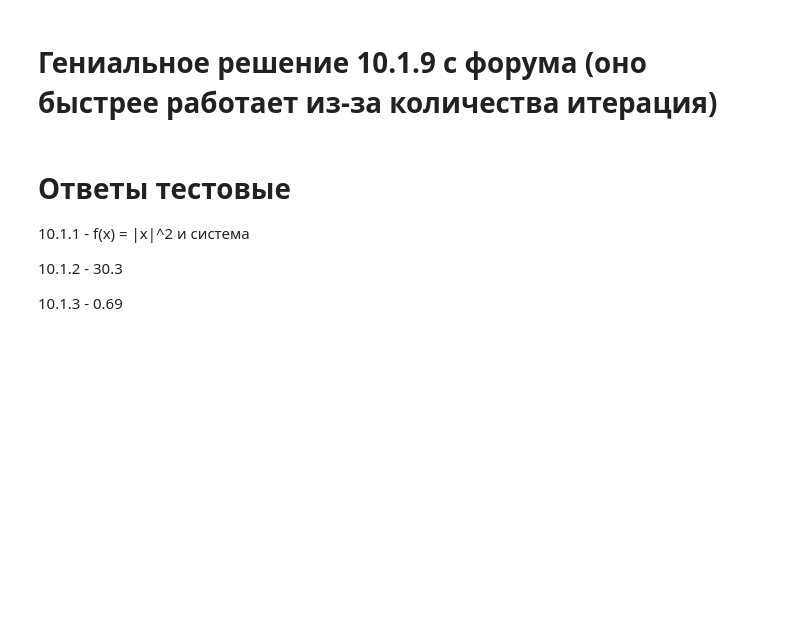
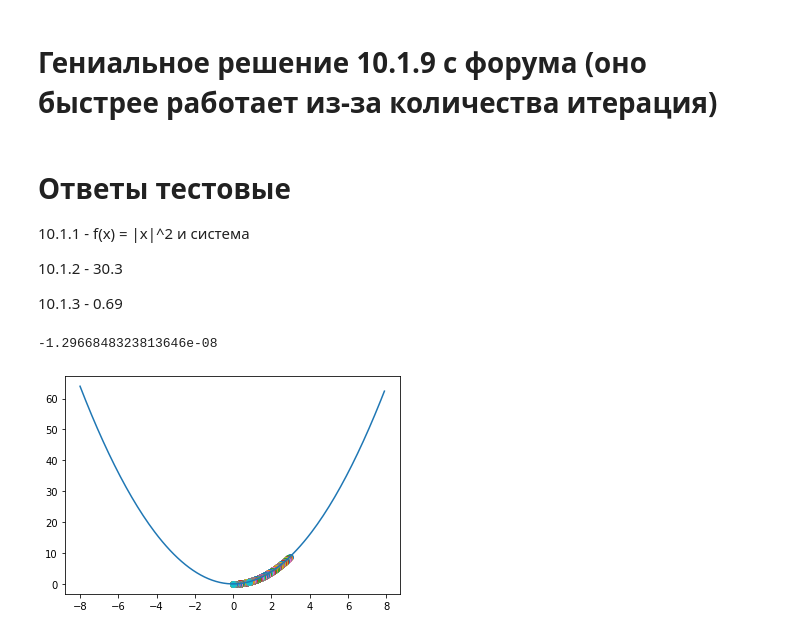
Before and after one commit to D1ffic00lt/dls-base-2022, a Jupyter notebook: main.ipynb, the cells around one changed output. Saved outputs shown, nothing was run; the diff lists cells and outputs as text; code cells hidden in the pictures; blank space fills up the shorter version.

```diff
--- a/main.ipynb
+++ b/main.ipynb
@@ -303,0 +353,8 @@ def grad_descent_2d(func, low, high, start=None, lr=0.5, eps = 1e-10, callback=N
+# %%
+x = np.arange(-8, 8, 0.1)
+y = x ** 2
+plt.plot(x, y)
+print(grad_descent_v2(lambda x: x ** 2, lambda x: 2 * x, low=-2, high=6, callback=plt.scatter))
+# %% [output]
+-1.2966848323813646e-08
+[figure, added]
```
Also changed, not shown: parts of 1 cell of this notebook, 4 other files.
